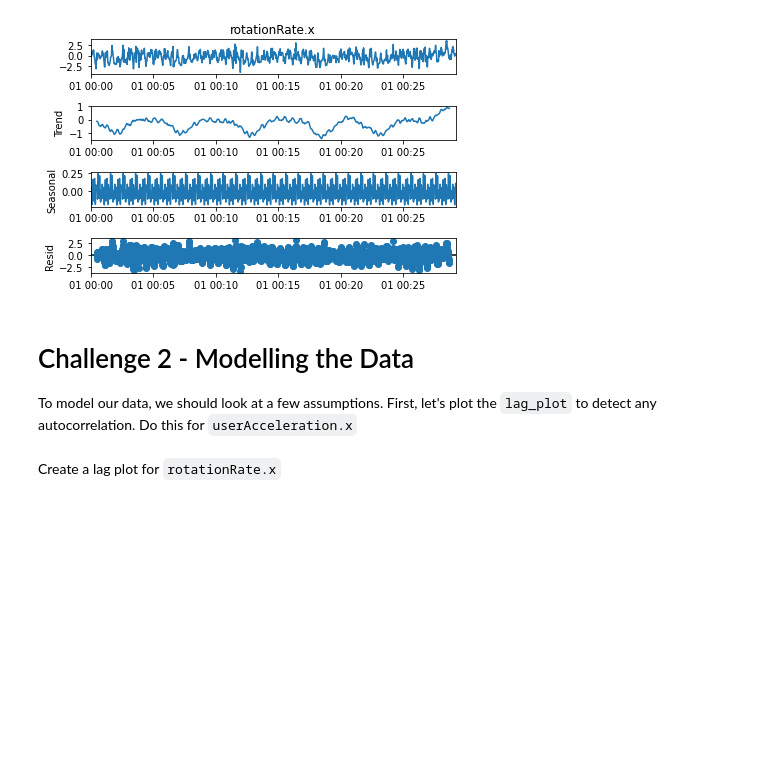
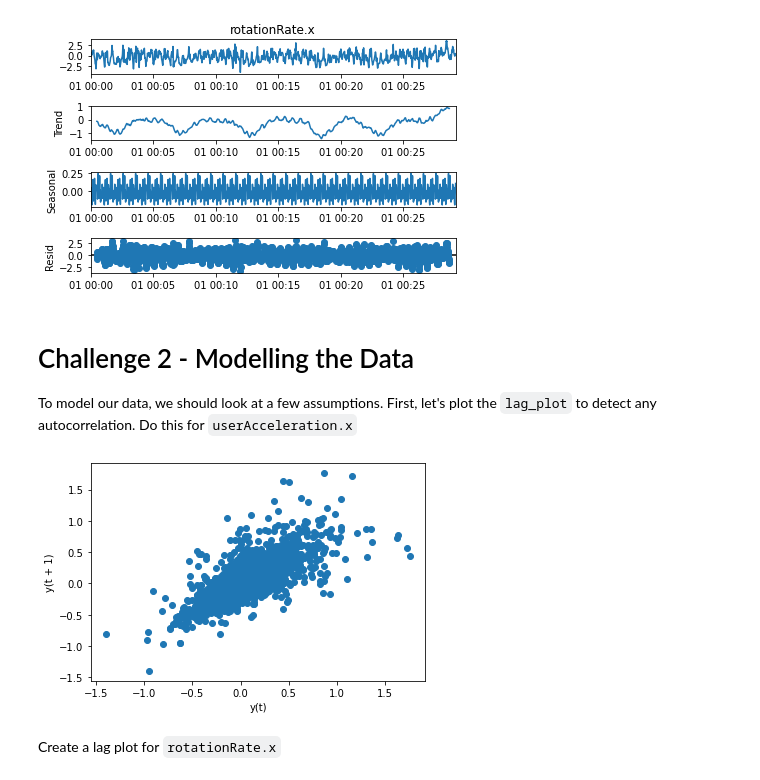
Before and after one commit to ironhack-datalabs/datamad0620, a Jupyter notebook: module-2/lab-time-series/your-code/main.ipynb, the cells around one changed output. Drawn from its saved outputs; the diff is of its cells as text; code cells hidden in the pictures; blank space fills up the shorter version.

```diff
--- a/module-2/lab-time-series/your-code/main.ipynb
+++ b/module-2/lab-time-series/your-code/main.ipynb
@@ -121,2 +119,7 @@ To model our data, we should look at a few assumptions. First, let's plot the `l
+# %%
+plt.figure()
+pd.plotting.lag_plot(sensor2["userAcceleration.x"]);
+# %% [output]
+[figure, added]
 # %% [markdown]
 Create a lag plot for `rotationRate.x`
```
Also changed, not shown: parts of 11 cells of this notebook.
